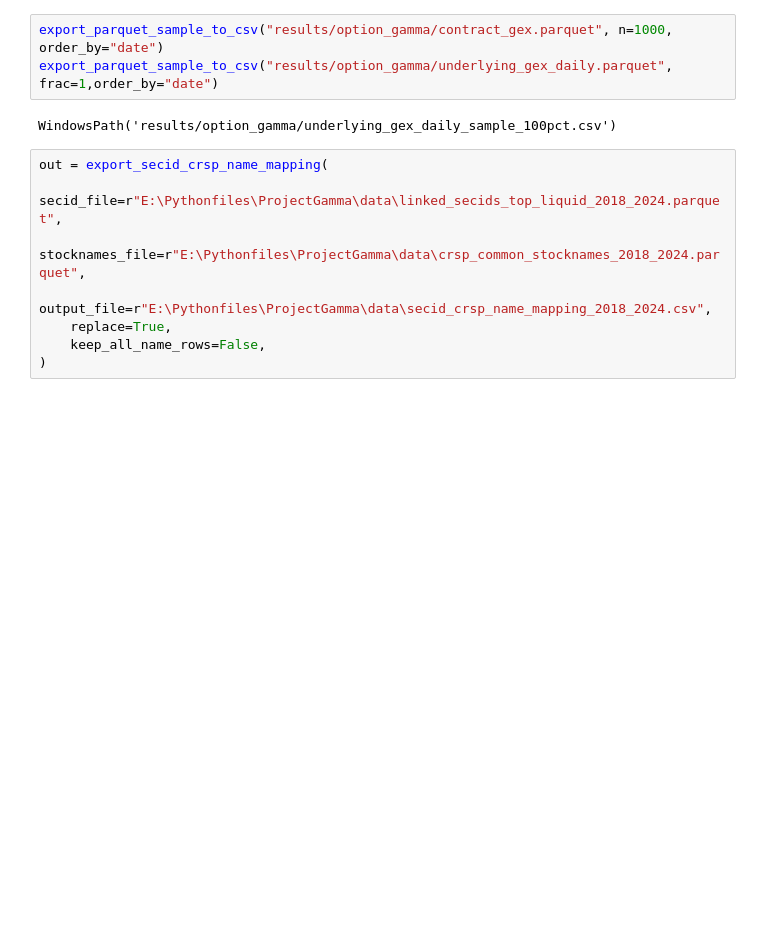
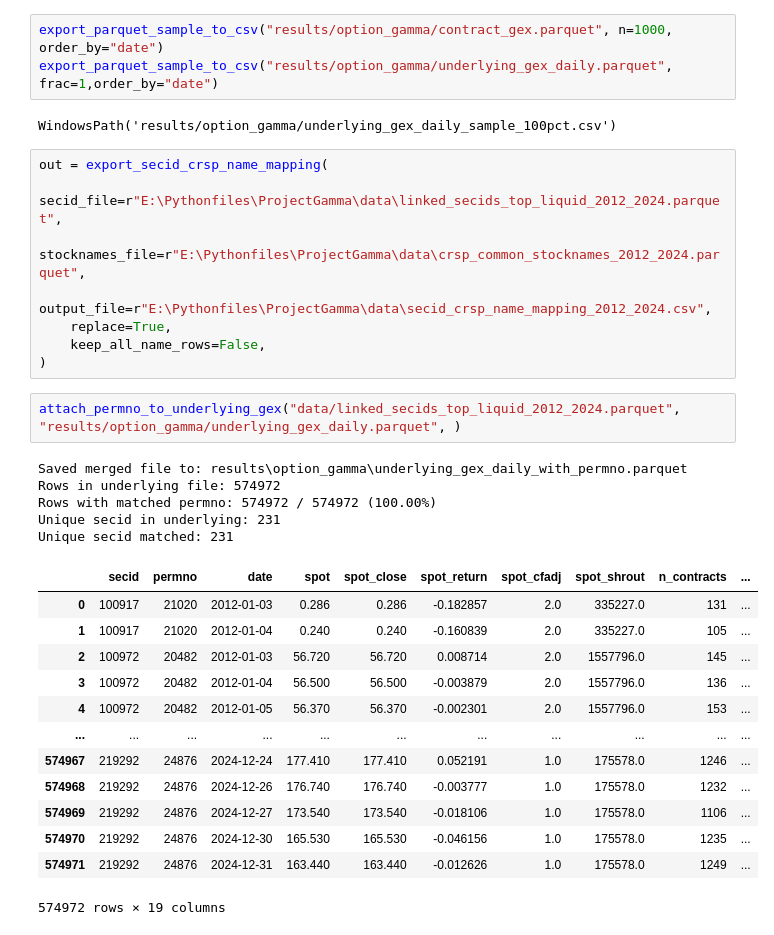
Before and after one commit to SniperWV458/ProjectGamma, a Jupyter notebook: runner.ipynb, the cells around one changed output. Drawn from its saved outputs; the diff is of its cells as text; blank space fills up the shorter version.

```diff
--- a/runner.ipynb
+++ b/runner.ipynb
@@ -175,9 +187,30 @@ export_parquet_sample_to_csv("results/option_gamma/underlying_gex_daily.parquet"
 WindowsPath('results/option_gamma/underlying_gex_daily_sample_100pct.csv')
 # %%
 out = export_secid_crsp_name_mapping(
-    secid_file=r"E:\Pythonfiles\ProjectGamma\data\linked_secids_top_liquid_2018_2024.parquet",
-    stocknames_file=r"E:\Pythonfiles\ProjectGamma\data\crsp_common_stocknames_2018_2024.parquet",
-    output_file=r"E:\Pythonfiles\ProjectGamma\data\secid_crsp_name_mapping_2018_2024.csv",
+    secid_file=r"E:\Pythonfiles\ProjectGamma\data\linked_secids_top_liquid_2012_2024.parquet",
+    stocknames_file=r"E:\Pythonfiles\ProjectGamma\data\crsp_common_stocknames_2012_2024.parquet",
+    output_file=r"E:\Pythonfiles\ProjectGamma\data\secid_crsp_name_mapping_2012_2024.csv",
     replace=True,
     keep_all_name_rows=False,
 )
+# %%
+attach_permno_to_underlying_gex("data/linked_secids_top_liquid_2012_2024.parquet", "results/option_gamma/underlying_gex_daily.parquet", )
+# %% [output]
+Saved merged file to: results\option_gamma\underlying_gex_daily_with_permno.parquet
+Rows in underlying file: 574972
+Rows with matched permno: 574972 / 574972 (100.00%)
+Unique secid in underlying: 231
+Unique secid matched: 231
+|  | secid | permno | date | spot | spot_close | spot_return | spot_cfadj | spot_shrout | n_contracts | ... |
+| 0 | 100917 | 21020 | 2012-01-03 | 0.286 | 0.286 | -0.182857 | 2.0 | 335227.0 | 131 | ... |
+| 1 | 100917 | 21020 | 2012-01-04 | 0.240 | 0.240 | -0.160839 | 2.0 | 335227.0 | 105 | ... |
+| 2 | 100972 | 20482 | 2012-01-03 | 56.720 | 56.720 | 0.008714 | 2.0 | 1557796.0 | 145 | ... |
+| 3 | 100972 | 20482 | 2012-01-04 | 56.500 | 56.500 | -0.003879 | 2.0 | 1557796.0 | 136 | ... |
+| 4 | 100972 | 20482 | 2012-01-05 | 56.370 | 56.370 | -0.002301 | 2.0 | 1557796.0 | 153 | ... |
+| ... | ... | ... | ... | ... | ... | ... | ... | ... | ... | ... |
+| 574967 | 219292 | 24876 | 2024-12-24 | 177.410 | 177.410 | 0.052191 | 1.0 | 175578.0 | 1246 | ... |
+| 574968 | 219292 | 24876 | 2024-12-26 | 176.740 | 176.740 | -0.003777 | 1.0 | 175578.0 | 1232 | ... |
+| 574969 | 219292 | 24876 | 2024-12-27 | 173.540 | 173.540 | -0.018106 | 1.0 | 175578.0 | 1106 | ... |
+| 574970 | 219292 | 24876 | 2024-12-30 | 165.530 | 165.530 | -0.046156 | 1.0 | 175578.0 | 1235 | ... |
+| 574971 | 219292 | 24876 | 2024-12-31 | 163.440 | 163.440 | -0.012626 | 1.0 | 175578.0 | 1249 | ... |
+574972 rows × 19 columns
```
Also changed, not shown: parts of 15 cells of this notebook, 8 other files.
